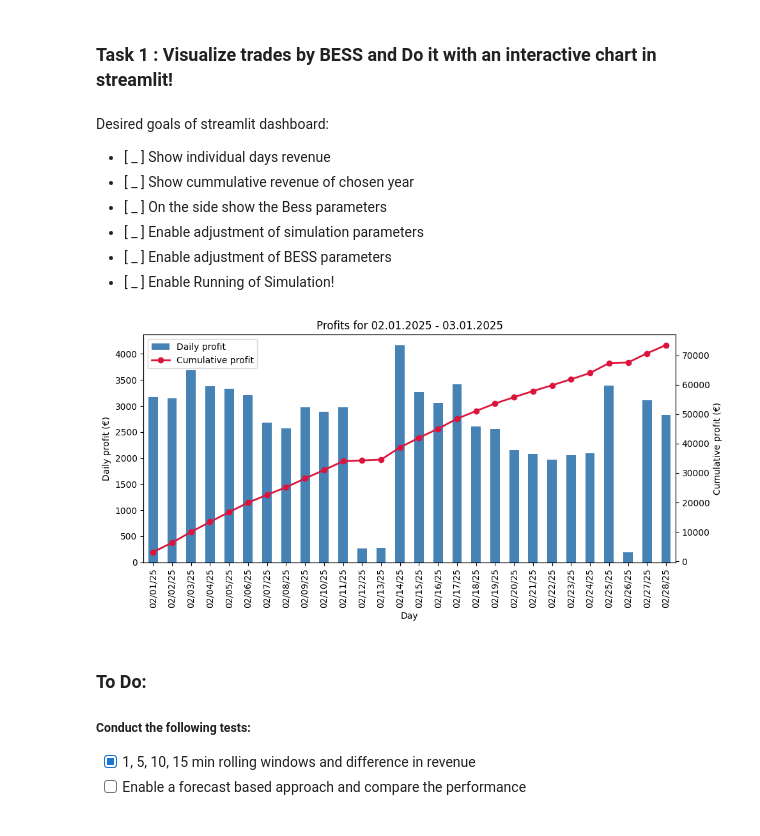
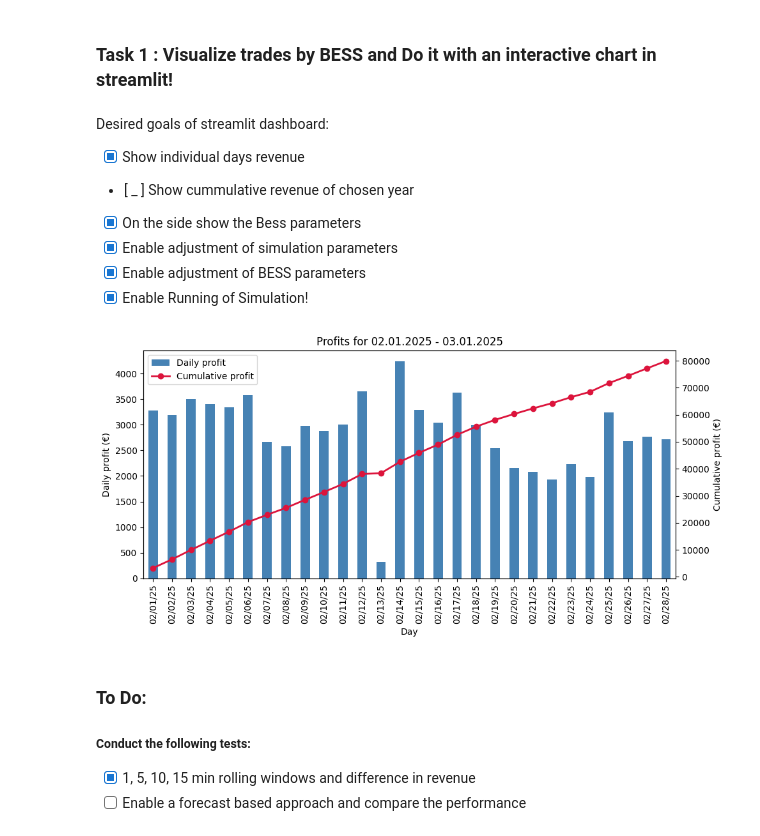
Before and after one commit to ub1999/Rolling-Intrinsic-BESS-Intraday-Trading, a Jupyter notebook: Code/Rolling Intrinsic/EDA.ipynb, the cells around one changed output. Drawn from its saved outputs; the diff is of its cells as text; code cells hidden in the pictures.

Commit message:
Finished Trade plots notebook

```diff
--- a/Code/Rolling Intrinsic/EDA.ipynb
+++ b/Code/Rolling Intrinsic/EDA.ipynb
@@ -62,15 +62,15 @@ So far we have only looked at market data. The next step is to consider how the
 ### Task 1 : Visualize trades by BESS and Do it with an interactive chart in streamlit!
 # %% [markdown]
 Desired goals of streamlit dashboard:
-- [ _ ] Show individual days revenue
+- [x] Show individual days revenue
 - [ _ ] Show cummulative revenue of chosen year
-- [ _ ] On the side show the Bess parameters
-- [ _ ] Enable adjustment of simulation parameters
-- [ _ ] Enable adjustment of BESS parameters
-- [ _ ] Enable Running of Simulation!
+- [x] On the side show the Bess parameters
+- [x] Enable adjustment of simulation parameters
+- [x] Enable adjustment of BESS parameters
+- [x] Enable Running of Simulation!
 # %%
 filter = slice("02.01.2025","03.01.2025")
-initial_results = pd.read_csv("../../output/quarterhourly/bs15cr1rto0.85mc60.833333333333336mt5/profit.csv",
+initial_results = pd.read_csv("../../Dashboard/demo_output/quarterhourly/bs10cr1rto0.85mc30.416666666666668mt5/profit.csv",
                               index_col="day",
                               parse_dates=True
                               )
@@ -81,34 +81,34 @@ fig, ax1 = plt.subplots(figsize=(10, 5))
 
 # 1️⃣ daily profit – bar chart on the left y-axis
 initial_results["profit"].plot(
     kind="bar",
     color="steelblue",
     ax=ax1,
     label="Daily profit",
 )
 ax1.set_ylabel("Daily profit (€)")
 
 # 2️⃣ cumulative profit – line on the right y-axis
 ax2 = ax1.twinx()                                 # second y-axis
 initial_results["profit"].cumsum().plot(
     ax=ax2,
     color="crimson",
     marker="o",
     linewidth=2,
     label="Cumulative profit",
 )
 ax2.set_ylabel("Cumulative profit (€)")
 # cosmetics
 ax1.set_xlabel("Day")
 ax1.tick_params(axis="x")
 # combine legends from both axes
 lines1, labels1 = ax1.get_legend_handles_labels()
 lines2, labels2 = ax2.get_legend_handles_labels()
 ax1.legend(lines1 + lines2, labels1 + labels2, loc="upper left")
 ax1.set_title(f"Profits for {filter.start} - {filter.stop}")
 plt.tight_layout()
 # %% [output]
-[figure, old version]
+[figure, new version]
 # %% [markdown]
 ### To Do:
 ##### Conduct the following tests:
```
Also changed, not shown: parts of 9 cells of this notebook, 4 other files.
